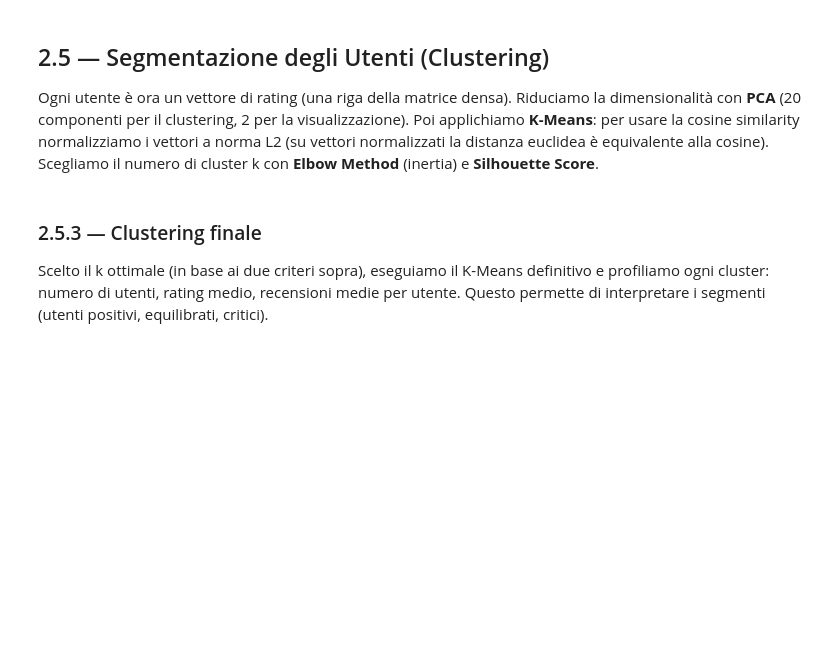
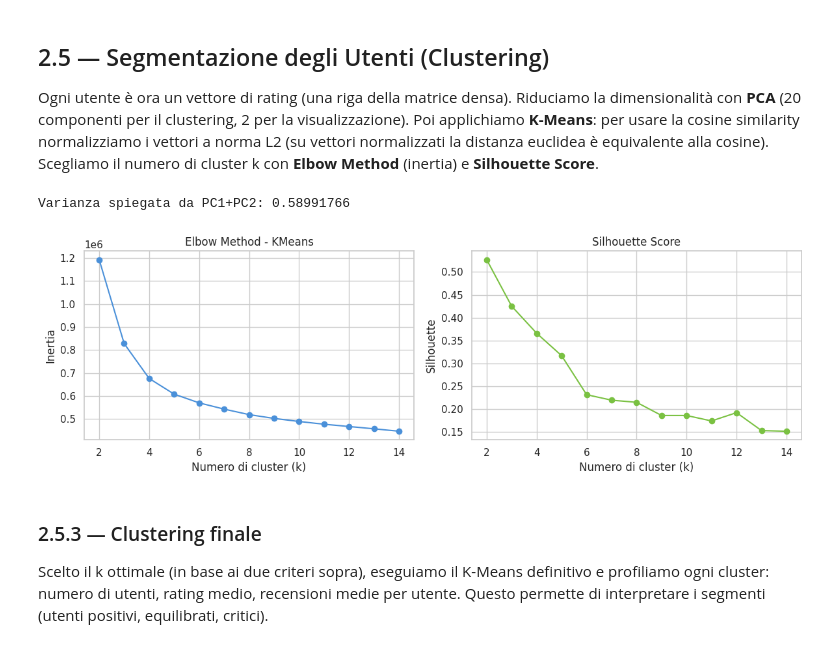
Before and after one commit to Cele76/AmazonMoviesAndTvSeried, a Jupyter notebook: Progetto_MIGA_Completo_Movies (2).ipynb, the cells around one changed output. Cells and saved outputs as stored; diff of their text form; code cells hidden in the pictures; blank space fills up the shorter version.

```diff
--- a/Progetto_MIGA_Completo_Movies (2).ipynb
+++ b/Progetto_MIGA_Completo_Movies (2).ipynb
@@ -253,8 +325,7 @@ print(f"  → {df_cf['user_id'].nunique()} utenti, {df_cf['item_id'].nunique()}
 
 # Step B2: cap item piu recensiti (usa ITEMS_CAP) - riduce dimensione matrice
 if ITEMS_CAP is not None:
-    print(f"
-Step B2 - selezione top-{ITEMS_CAP} film piu recensiti...")
+    print(f"\nStep B2 - selezione top-{ITEMS_CAP} film piu recensiti...")
     top_i = df_cf.groupby("item_id").size().sort_values(ascending=False).head(ITEMS_CAP).index
     df_cf = df_cf[df_cf["item_id"].isin(top_i)]
     print(f"  -> {df_cf['user_id'].nunique()} utenti, {df_cf['item_id'].nunique()} film, {len(df_cf)} interazioni")
@@ -528,31 +686,41 @@ Ogni utente è ora un vettore di rating (una riga della matrice densa). Riduciam
 # %%
 from sklearn.preprocessing import normalize
 from sklearn.decomposition import PCA
 from sklearn.cluster import KMeans
 from sklearn.metrics import silhouette_score
+from sklearn.preprocessing import StandardScaler
+
 
 # 2.5.1 Preprocessing + PCA
 X = rating_matrix.fillna(rating_matrix.mean()).values
-X_norm = normalize(X, norm="l2")   # per cosine via euclidea
+scaler = StandardScaler()
+X_scaled = scaler.fit_transform(X)  # standardizza per colonna (per film)
 
 pca20 = PCA(n_components=20, random_state=RANDOM_STATE)
-X_pca = pca20.fit_transform(X_norm)
+X_pca = pca20.fit_transform(X_scaled)
+
+# ricontrolla la varianza spiegata
+pca_check = PCA().fit(X_scaled)
+print("Varianza spiegata da PC1+PC2:", pca_check.explained_variance_ratio_[:2].sum())
 
 # 2.5.2 Scelta di k: Elbow + Silhouette
 K_range = range(2, 15)
 inertias, silhouettes = [], []
 for k in K_range:
     km = KMeans(n_clusters=k, init="k-means++", n_init=10, random_state=RANDOM_STATE)
     labels = km.fit_predict(X_pca)
     inertias.append(km.inertia_)
     silhouettes.append(silhouette_score(X_pca, labels))
 
 fig, ax = plt.subplots(1, 2, figsize=(12,4))
 ax[0].plot(list(K_range), inertias, marker="o", color="#4A90D9")
 ax[0].set_title("Elbow Method - KMeans"); ax[0].set_xlabel("Numero di cluster (k)"); ax[0].set_ylabel("Inertia")
 ax[1].plot(list(K_range), silhouettes, marker="o", color="#7AC142")
 ax[1].set_title("Silhouette Score"); ax[1].set_xlabel("Numero di cluster (k)"); ax[1].set_ylabel("Silhouette")
 plt.tight_layout(); plt.show()
+# %% [output]
+Varianza spiegata da PC1+PC2: 0.58991766
+[figure, added]
 # %% [markdown]
 ### 2.5.3 — Clustering finale
 
```
Also changed, not shown: parts of 38 cells of this notebook.
